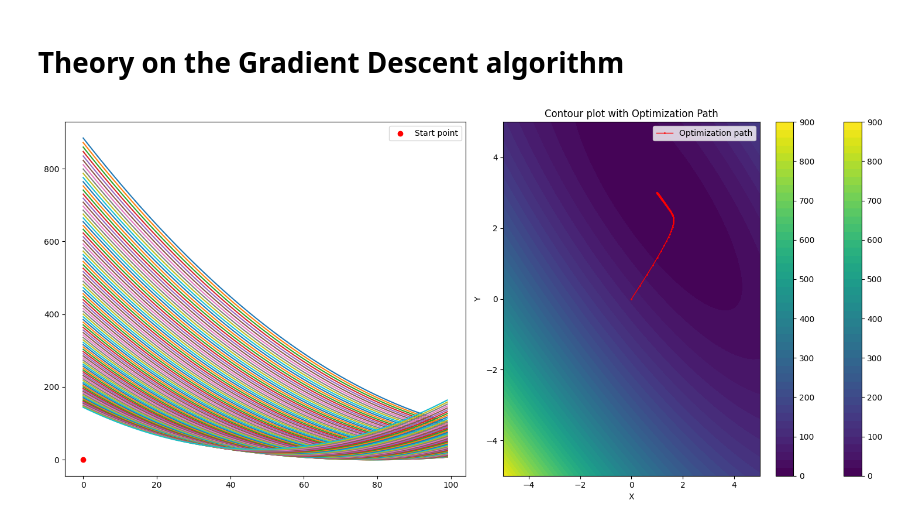
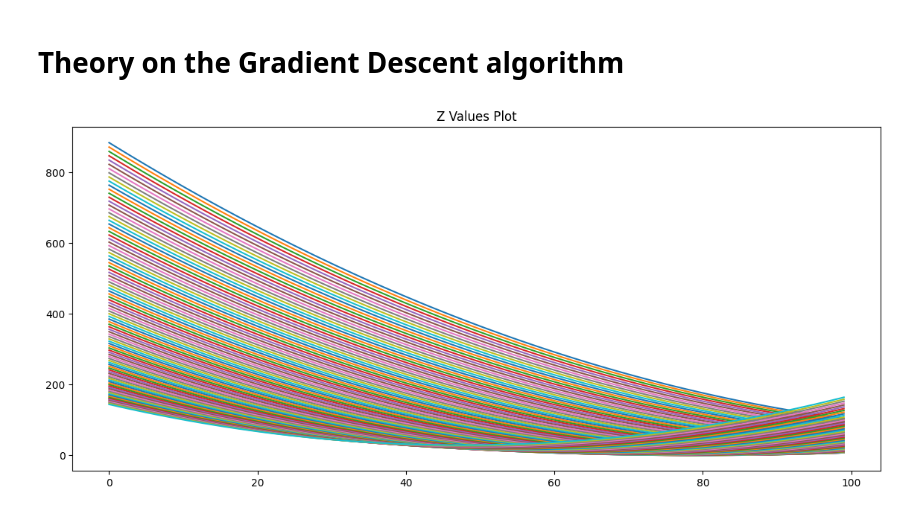
Before and after one commit to agusvillarreal/Topico-industria-1, a Jupyter notebook: TD1_HW1/TI_1_HW1.ipynb, the cells around one changed output. Drawn from its saved outputs; the diff is of its cells as text; code cells hidden in the pictures.

Commit message:
FEAT: Add the necessary plots

```diff
--- a/TD1_HW1/TI_1_HW1.ipynb
+++ b/TD1_HW1/TI_1_HW1.ipynb
@@ -35,39 +35,20 @@ for _ in range(iterations):
     grad = gradient(current[0], current[1])
     current -= lr * grad
     path.append(current.copy())
-# %%
-
-# Convert path to numpy array if it isn't already
-path = np.array(path)  # Add this line
-
-# Plot the results
-X = np.linspace(-5, 5, 100)
-Y = np.linspace(-5, 5, 100)
-X, Y = np.meshgrid(X, Y)
-Z = f(X, Y)
-
-# Create figure with two subplots
-fig = plt.figure(figsize=(15, 7))
-
-# First subplot
-ax1 = fig.add_subplot(121)
-ax1.plot(Z)
-ax1.scatter(start_point[0], start_point[1], c='r', label='Start point')
-ax1.legend()
-
-# Second subplot
-ax2 = fig.add_subplot(122)
-contour = ax2.contourf(X, Y, Z, levels=50, cmap='viridis')
-ax2.plot(path[:,0], path[:,1], 'r.-', markersize=2, linewidth=1, label='Optimization path')
-ax2.set_xlabel('X')
-ax2.set_ylabel('Y')
-ax2.set_title('Contour plot with Optimization Path')
-plt.colorbar(contour, ax=ax2)
-
-ax2.legend()
-
-plt.colorbar(contour)
-plt.tight_layout()
-plt.show()
-# %% [output]
-[figure, removed]
+# %%
+# Plot the results
+path = np.array(path)
+
+# Plot the results
+X = np.linspace(-5, 5, 100)
+Y = np.linspace(-5, 5, 100)
+X, Y = np.meshgrid(X, Y)
+Z = f(X, Y)
+
+# Initial plot for the Booths function
+plt.figure(figsize=(14, 6))
+plt.plot(Z)
+plt.title('Z Values Plot')
+plt.show()
+# %% [output]
+[figure, added]
```
Also changed, not shown: parts of 2 cells of this notebook.
